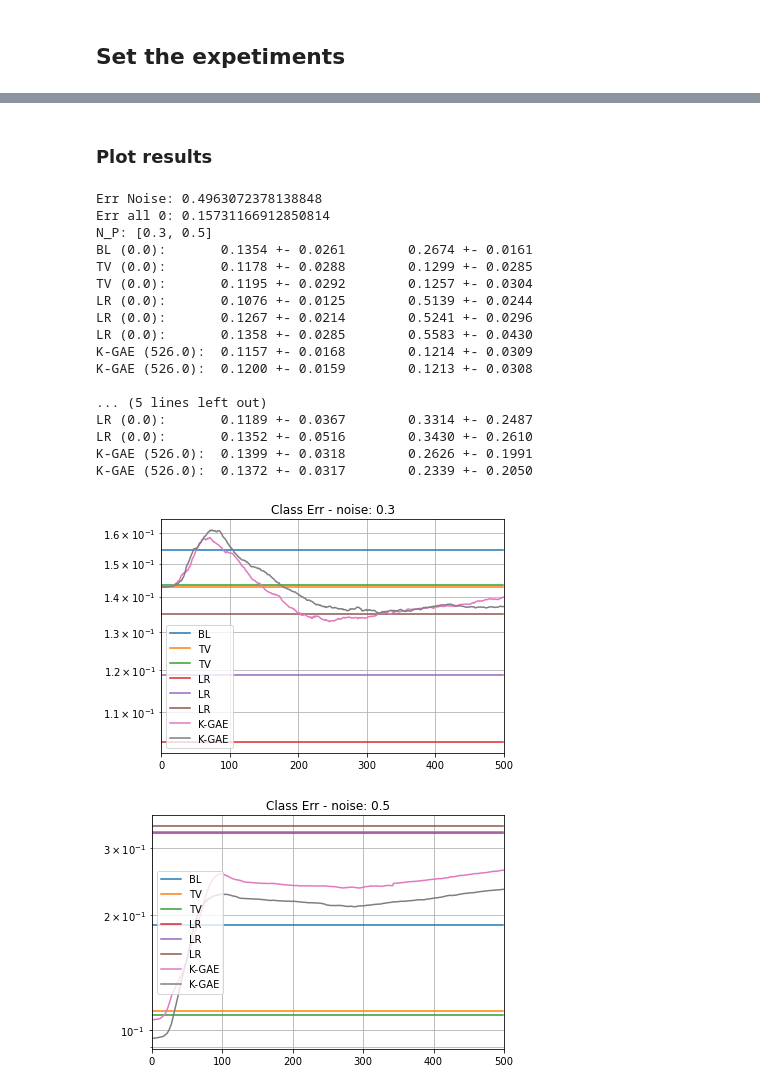
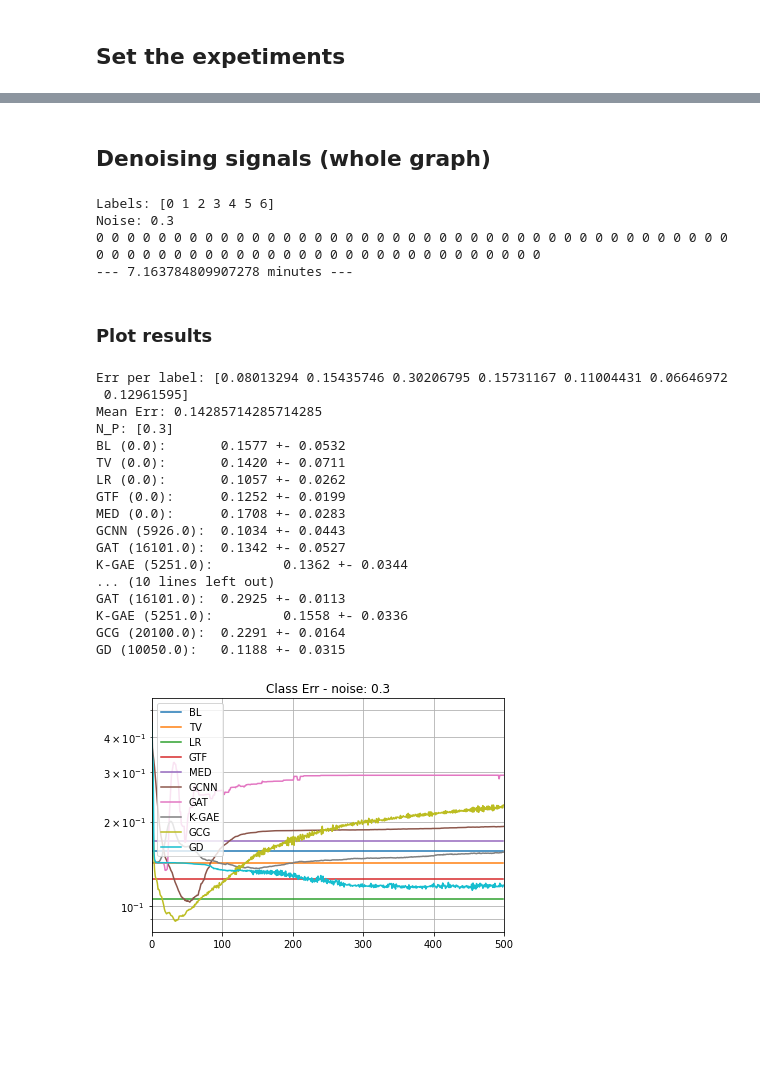
Before and after one commit to reysam93/Graph_Deep_Decoder, a Jupyter notebook: denoise_cora.ipynb, the cells around one changed output, grey strips where cells are left out. Drawn from its saved outputs; the diff is of its cells as text; code cells hidden in the pictures; blank space fills up the shorter version.

```diff
--- a/denoise_cora.ipynb
+++ b/denoise_cora.ipynb
@@ -150,27 +210,8 @@ Exps = [
         {'type': 'DD', 'ups': Ups.U_MEAN, 'nodes': [300, 1000, 1600, 2000] + [G.N]*2, 'fts': [50]*5 + [1],
          'af': nn.ReLU(), 'laf':  nn.Sigmoid(), 'w_std': 1, 'in_std': .5, 'bn': False, 'gamma': 0,
          'loss': loss(reduction='none'), 'legend': 'GD'},
-
-        # With bn
-        {'type': 'DD', 'ups': Ups.U_MAT, 'nodes': [G.N]*4, 'fts': [100]*3 + [1],
-         'af': nn.ReLU(), 'laf':  nn.Sigmoid(), 'w_std': 1, 'in_std': 1, 'bn': True,
-         'h_params': {'type': 'FixedH', 'S': 'A', 'hs': [.3, .5, .2], 'H_norm': False},
-         'loss': loss(reduction='none'), 'legend': 'GCG'},
-        {'type': 'DD', 'ups': Ups.U_MEAN, 'nodes': [300, 1000, 1600, 2000] + [G.N]*2, 'fts': [50]*5 + [1],
-         'af': nn.ReLU(), 'laf':  nn.Sigmoid(), 'w_std': 1, 'in_std': .5, 'bn': True, 'gamma': 0,
-         'loss': loss(reduction='none'), 'legend': 'GD'},
         ]
 
 legend = [exp['legend'] for _, exp in enumerate(Exps)]
 
-# Compute needed matrices
-for exp in Exps:
-    if exp['type'] == 'DD' and exp['legend'] == 'GD':
-        clt = MultiResGraphClustering(G, exp['nodes'], exp['nodes'][0], link_fun='average')
-        exp['nodes'] = clt.sizes
-        exp['Us'] = clt.Us
-        exp['As'] = clt.As
-    elif exp['type'] == 'DD' and exp['legend'] == 'GCG':
-        H = utils.create_filter(S, exp['h_params'])
-        exp['Us'] =[H]*(len(exp['nodes'])-2) + [None]
-        exp['As'] = []
+compute_matrices(Exps)
@@ -234,35 +218,45 @@ KeyboardInterrupt:
+# %% [markdown]
+## Denoising signals (whole graph)
+# %%
+n_signals = 25
+
+start_time = time.time()
+err, weights = denoise_signals(labels, n_signals, Exps, epochs, lr)
+print('\n--- {} minutes ---'.format((time.time()-start_time)/60))
+# %% [output]
+Labels: [0 1 2 3 4 5 6]
+Noise: 0.3
+0 0 0 0 0 0 0 0 0 0 0 0 0 0 0 0 0 0 0 0 0 0 0 0 0 0 0 0 0 0 0 0 0 0 0 0 0 0 0 0 0 0 0 0 0 0 0 0 0 0 0 0 0 0 0 0 0 0 0 0 0 0 0 0 0 0 0 0 0 0
+--- 7.163784809907278 minutes ---
 # %% [markdown]
 ### Plot results
 # %%
 best_mean_err, std, _ = get_best_err(err)
 fixed_mean_err = np.mean(err, axis=1)[:, :, -1]
 fixed_std = np.std(err, axis=1)[:, :, -1]
 
-print('Err Noise:', np.sum(np.abs(x-x_n))/x.size)
-print('Err all 0:', np.sum(x)/x.size)
-
+print_err_all0(labels)
 print_err(best_mean_err, std, weights)
 print()
 print_err(fixed_mean_err, fixed_std, weights)
 
 figs = plot_iter_err(np.mean(err, axis=1), 'Class Err - noise')
 # %% [output]
-Err Noise: 0.4963072378138848
-Err all 0: 0.15731166912850814
-N_P: [0.3, 0.5]
-BL (0.0):       0.1354 +- 0.0261        0.2674 +- 0.0161
-TV (0.0):       0.1178 +- 0.0288        0.1299 +- 0.0285
-TV (0.0):       0.1195 +- 0.0292        0.1257 +- 0.0304
-LR (0.0):       0.1076 +- 0.0125        0.5139 +- 0.0244
-LR (0.0):       0.1267 +- 0.0214        0.5241 +- 0.0296
-LR (0.0):       0.1358 +- 0.0285        0.5583 +- 0.0430
-K-GAE (526.0):  0.1157 +- 0.0168        0.1214 +- 0.0309
-K-GAE (526.0):  0.1200 +- 0.0159        0.1213 +- 0.0308
-
-... (5 lines left out)
-LR (0.0):       0.1189 +- 0.0367        0.3314 +- 0.2487
-LR (0.0):       0.1352 +- 0.0516        0.3430 +- 0.2610
-K-GAE (526.0):  0.1399 +- 0.0318        0.2626 +- 0.1991
-K-GAE (526.0):  0.1372 +- 0.0317        0.2339 +- 0.2050
+Err per label: [0.08013294 0.15435746 0.30206795 0.15731167 0.11004431 0.06646972
+ 0.12961595]
+Mean Err: 0.14285714285714285
+N_P: [0.3]
+BL (0.0):       0.1577 +- 0.0532
+TV (0.0):       0.1420 +- 0.0711
+LR (0.0):       0.1057 +- 0.0262
+GTF (0.0):      0.1252 +- 0.0199
+MED (0.0):      0.1708 +- 0.0283
+GCNN (5926.0):  0.1034 +- 0.0443
+GAT (16101.0):  0.1342 +- 0.0527
+K-GAE (5251.0):         0.1362 +- 0.0344
+... (10 lines left out)
+GAT (16101.0):  0.2925 +- 0.0113
+K-GAE (5251.0):         0.1558 +- 0.0336
+GCG (20100.0):  0.2291 +- 0.0164
+GD (10050.0):   0.1188 +- 0.0315
-[figure, old version]
+[figure, new version]
-[figure, removed]
```
Also changed, not shown: parts of 12 cells of this notebook, 1 other file.
